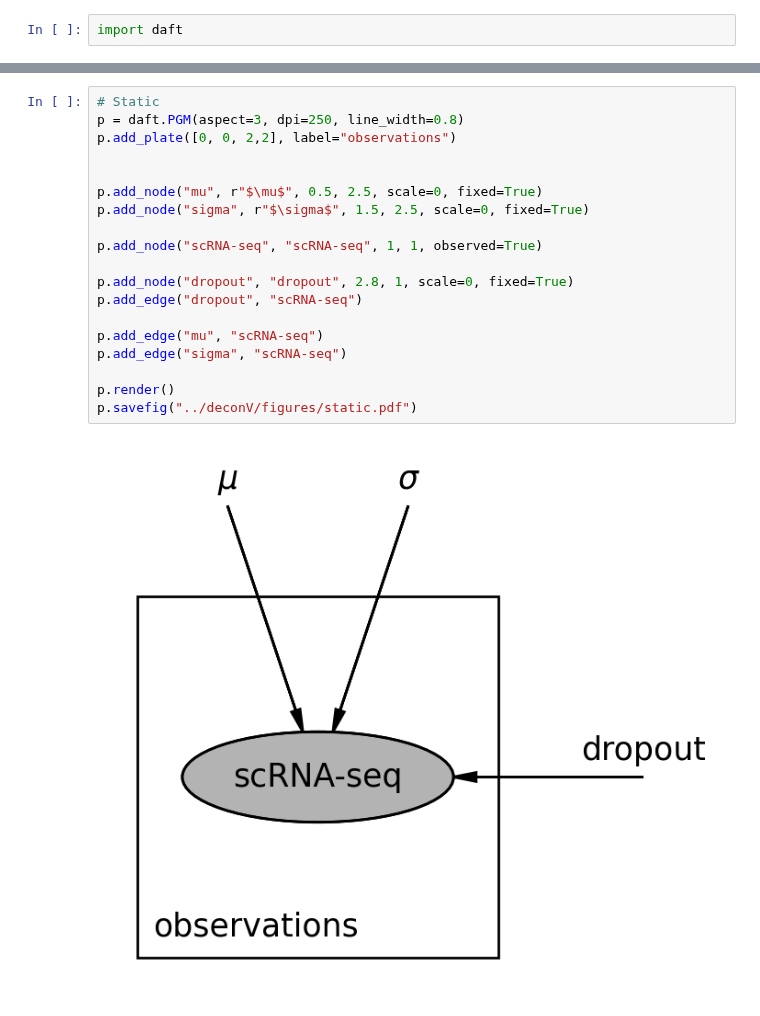
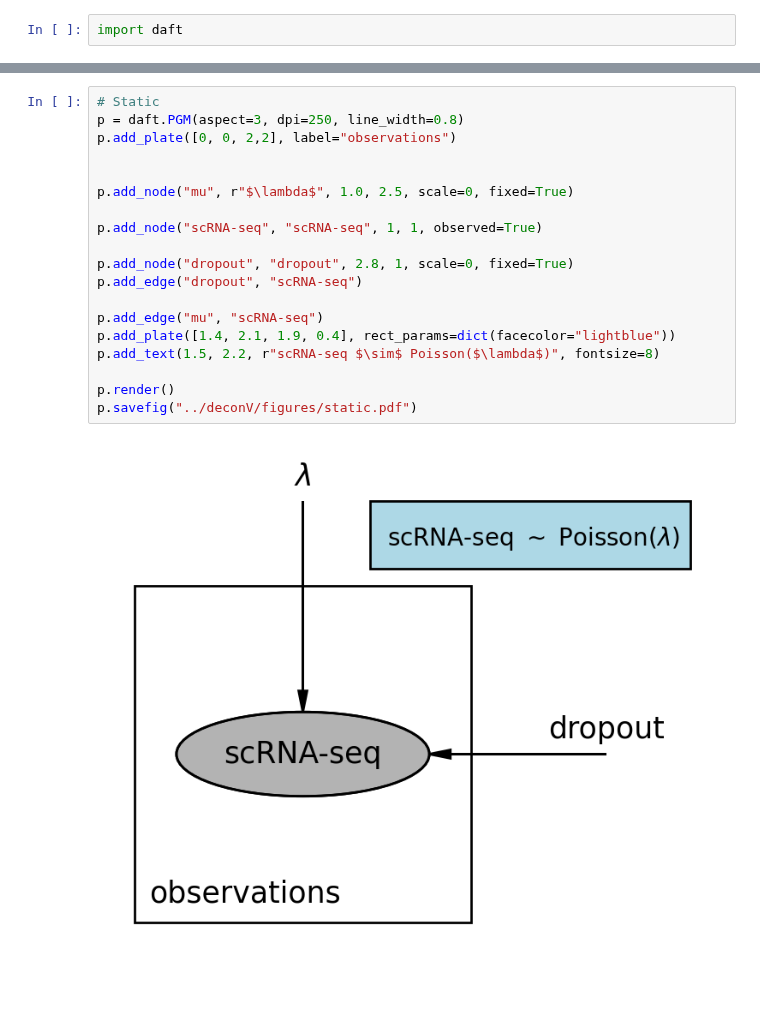
Before and after one commit to lutrarutra/deconv, a Jupyter notebook: notebooks/models.ipynb, the cells around one changed output, grey strips where cells are left out. Drawn from its saved outputs; the diff is of its cells as text; blank space fills up the shorter version.

```diff
--- a/notebooks/models.ipynb
+++ b/notebooks/models.ipynb
@@ -118,21 +136,21 @@ p.savefig("../deconV/figures/lognormal.pdf")
 # %%
 # Static
 p = daft.PGM(aspect=3, dpi=250, line_width=0.8)
 p.add_plate([0, 0, 2,2], label="observations")
 
 
-p.add_node("mu", r"$\mu$", 0.5, 2.5, scale=0, fixed=True)
-p.add_node("sigma", r"$\sigma$", 1.5, 2.5, scale=0, fixed=True)
+p.add_node("mu", r"$\lambda$", 1.0, 2.5, scale=0, fixed=True)
 
 p.add_node("scRNA-seq", "scRNA-seq", 1, 1, observed=True)
 
 p.add_node("dropout", "dropout", 2.8, 1, scale=0, fixed=True)
 p.add_edge("dropout", "scRNA-seq")
 
 p.add_edge("mu", "scRNA-seq")
-p.add_edge("sigma", "scRNA-seq")
+p.add_plate([1.4, 2.1, 1.9, 0.4], rect_params=dict(facecolor="lightblue"))
+p.add_text(1.5, 2.2, r"scRNA-seq $\sim$ Poisson($\lambda$)", fontsize=8)
 
 p.render()
 p.savefig("../deconV/figures/static.pdf")
 # %% [output]
-[figure, old version]
+[figure, new version]
```
Also changed, not shown: parts of 4 cells of this notebook, 5 other files.
